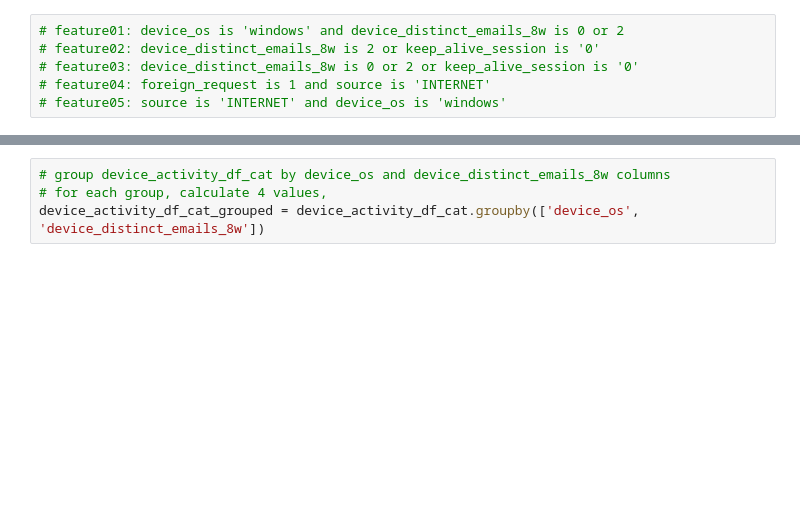
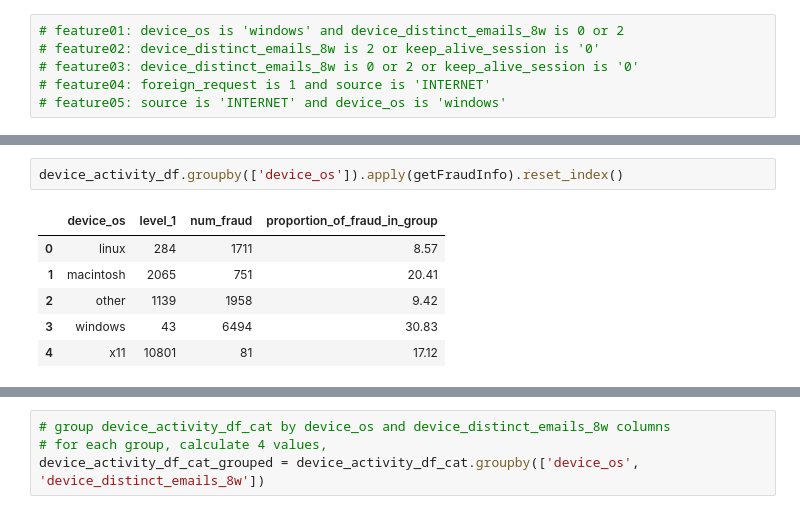
Before and after one commit to kclzl-nus/Detect-Fraudulent-Bank-Accounts, a Jupyter notebook: notebooks/2.0-kclzl-hyp-device-activity.ipynb, the cells around one changed output, grey strips where cells are left out. Drawn from its saved outputs; the diff is of its cells as text; blank space fills up the shorter version.

```diff
--- a/notebooks/2.0-kclzl-hyp-device-activity.ipynb
+++ b/notebooks/2.0-kclzl-hyp-device-activity.ipynb
@@ -571,3 +660,12 @@ plt.legend(loc='upper left', bbox_to_anchor=(1, 1))
+# %%
+device_activity_df.groupby(['device_os']).apply(getFraudInfo).reset_index()
+# %% [output]
+|  | device_os | level_1 | num_fraud | proportion_of_fraud_in_group |
+| 0 | linux | 284 | 1711 | 8.57 |
+| 1 | macintosh | 2065 | 751 | 20.41 |
+| 2 | other | 1139 | 1958 | 9.42 |
+| 3 | windows | 43 | 6494 | 30.83 |
+| 4 | x11 | 10801 | 81 | 17.12 |
 # %%
 print(f'device_activity_df_cat shape: {device_activity_df_cat.shape}')
 device_activity_df_cat.head()
```
Also changed, not shown: parts of 14 cells of this notebook.
